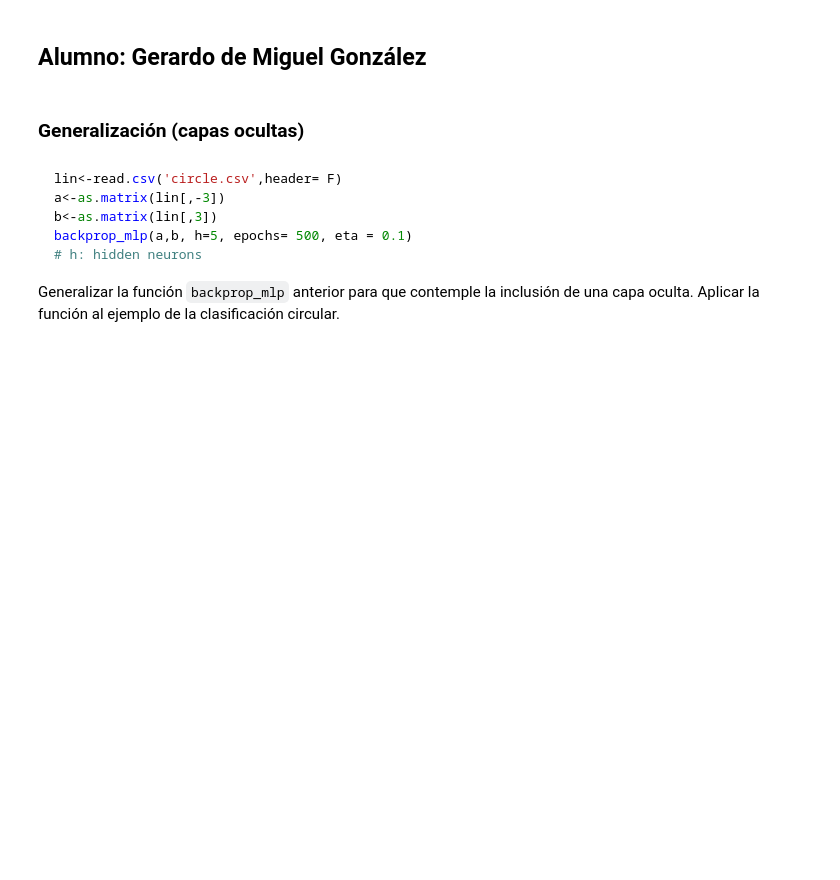
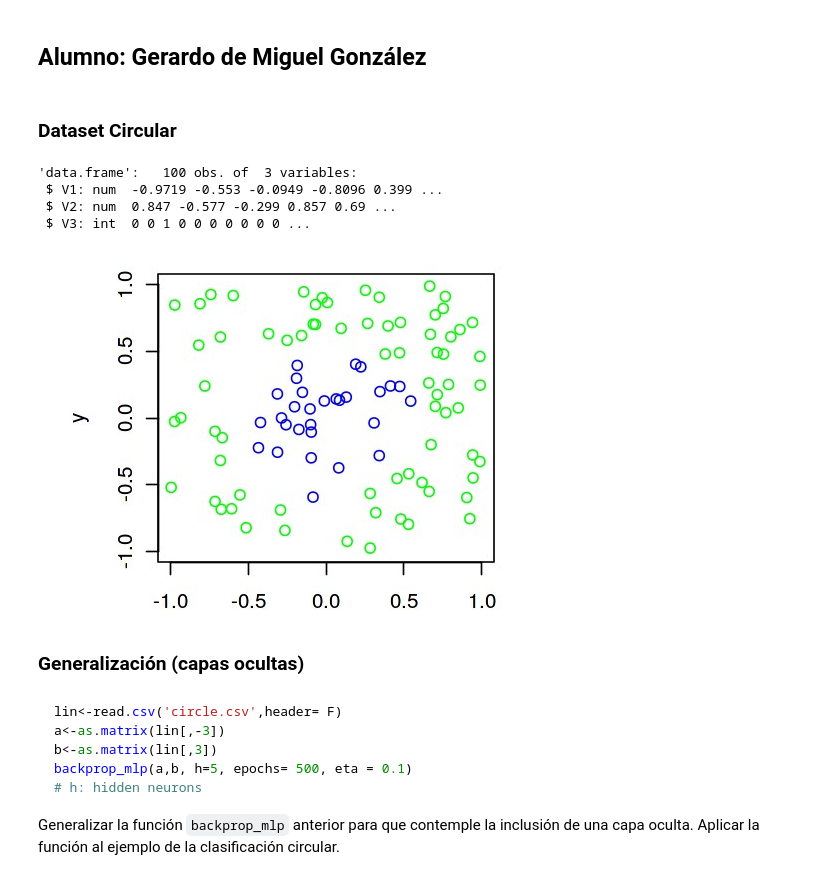
Before and after one commit to yerartdev/m1969-machine-learning-i, a Jupyter notebook: deliverable/tarea-01/m1969-tarea-01.ipynb, the cells around one changed output. Cells and saved outputs as stored; diff of their text form; code cells hidden in the pictures; blank space fills up the shorter version.

Commit message:
Tarea 1: implementación MLP; dataset circle, función feedforward, plantilla función backprop

```diff
--- a/deliverable/tarea-01/m1969-tarea-01.ipynb
+++ b/deliverable/tarea-01/m1969-tarea-01.ipynb
@@ -3,5 +3,31 @@
 # %% [markdown]
 ## Alumno: Gerardo de Miguel González
+# %% [markdown]
+### Dataset Circular
+# %%
+#::GMG::Cargo los datos del problema no lineal (nube de puntos ejemplo)
+circle <- read.csv('data/circle.csv', header = F)
+# %%
+str(circle)
+# %% [output]
+'data.frame':   100 obs. of  3 variables:
+ $ V1: num  -0.9719 -0.553 -0.0949 -0.8096 0.399 ...
+ $ V2: num  0.847 -0.577 -0.299 0.857 0.69 ...
+ $ V3: int  0 0 1 0 0 0 0 0 0 0 ...
+# %%
+#::GMG::Obtengo los índices de los puntos de una de las clases
+ind_c <- which(circle[,3]==0)
+# %%
+par(mar = c(2,5,1,1))
+plot(circle[ind_c,1],circle[ind_c,2],
+     type='p',
+     xlim=c(-1,1),ylim=c(-1,1),
+     xlab = 'x', ylab = 'y',
+     col = 'green')
+lines(circle[-ind_c,1],circle[-ind_c,2],
+      type='p',col='blue')
+# %% [output]
+[figure, added]
 # %% [markdown]
 ### Generalización (capas ocultas)
 # %% [markdown]
```
Also changed, not shown: parts of 3 cells of this notebook, 1 other file.
